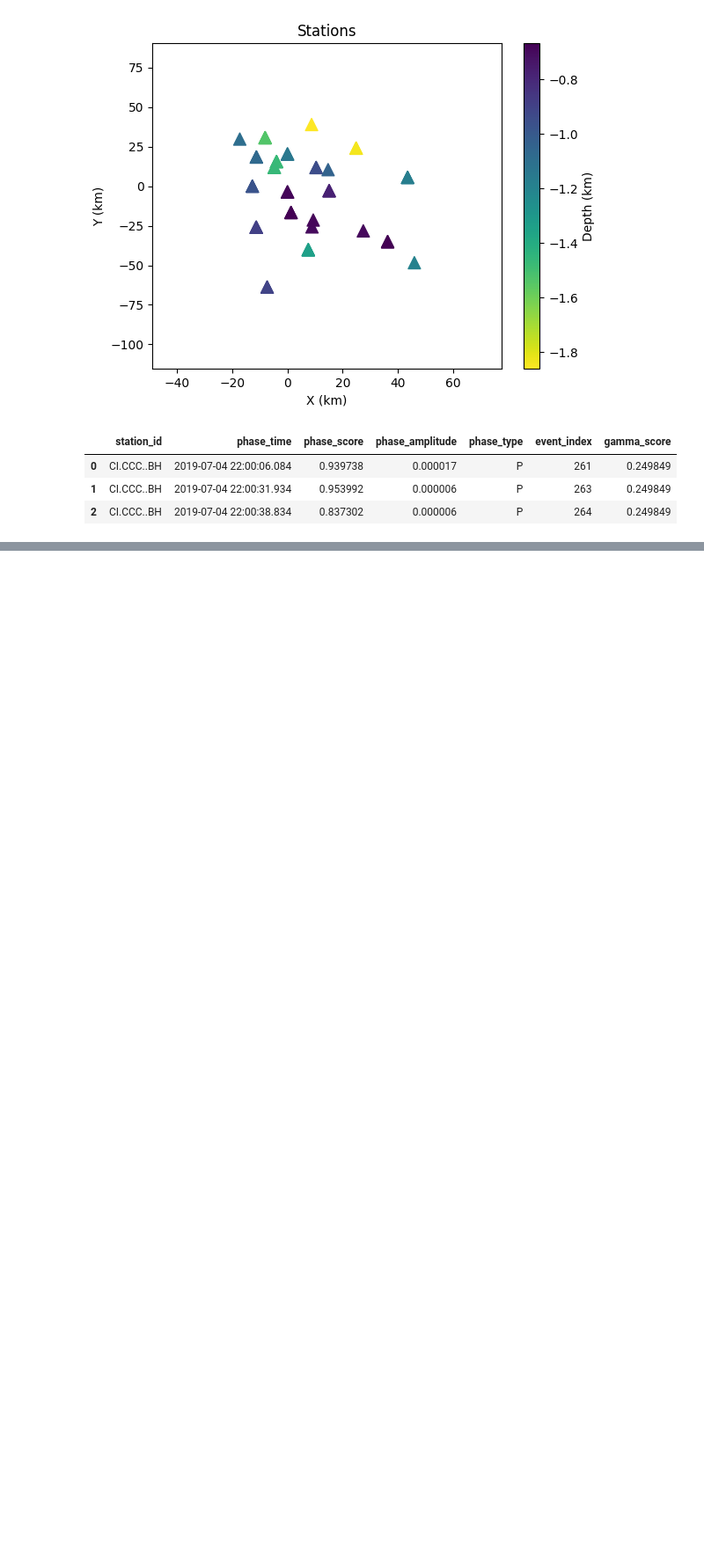
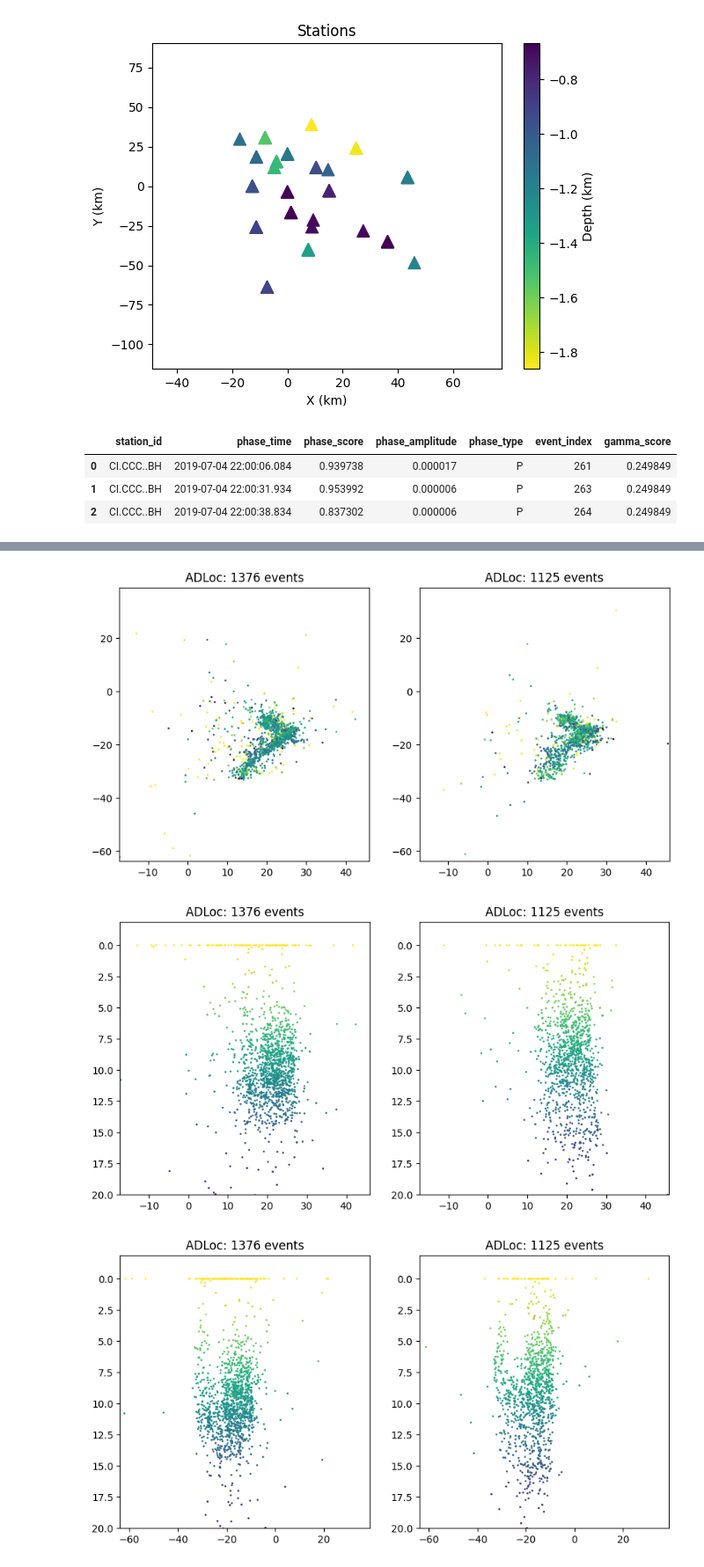
Before and after one commit to xialing2003/ADLoc, a Jupyter notebook: docs/adloc_gamma.ipynb, the cells around one changed output, grey strips where cells are left out. Shown at 88% size. Cells and saved outputs as stored; diff of their text form; code cells hidden in the pictures; blank space fills up the shorter version.

```diff
--- a/docs/adloc_gamma.ipynb
+++ b/docs/adloc_gamma.ipynb
@@ -42,14 +43,22 @@ y0 = (ymin + ymax) / 2
 config = {}
 config["xlim_km"] = (2 * xmin - x0, 2 * xmax - x0)
 config["ylim_km"] = (2 * ymin - y0, 2 * ymax - y0)
-config["zlim_km"] = (stations["z_km"].min(), 30)
+config["zlim_km"] = (stations["z_km"].min(), 20)
+zmin = config["zlim_km"][0]
+zmax = config["zlim_km"][1]
+
+config["vel"] = {"P": 6.0, "S": 6.0/1.73}
 
 config["bfgs_bounds"] = (
     (config["xlim_km"][0] - 1, config["xlim_km"][1] + 1),  # x
     (config["ylim_km"][0] - 1, config["ylim_km"][1] + 1),  # y
-    (config["zlim_km"][0], config["zlim_km"][1] + 1),  # z
+    # (config["zlim_km"][0], config["zlim_km"][1] + 1),  # z
+    (0, config["zlim_km"][1] + 1),
     (None, None),  # t
 )
+
+mapping_phase_type_int = {"P": 0, "S": 1}
+config["vel"] = {mapping_phase_type_int[k]: v for k, v in config["vel"].items()}
 # %%
 plt.figure()
 plt.scatter(stations["x_km"], stations["y_km"], c=stations["depth_km"], cmap="viridis_r", s=100, marker="^")
@@ -246,0 +280,45 @@ plt.show()
+# %%
+vmin = min(locations["z_km"].min(), events_old["depth_km"].min())
+vmax = max(locations["z_km"].max(), events_old["depth_km"].max())
+plt.figure(figsize=(10, 5))
+plt.subplot(121)
+plt.scatter(events_old["x_km"], events_old["y_km"], c=events_old["z_km"], cmap="viridis_r", s=1, marker="o", vmin=vmin, vmax=vmax)
+plt.xlim([xmin, xmax])
+plt.ylim([ymin, ymax])
+plt.title(f"ADLoc: {len(events_old)} events")
+plt.subplot(122)
+plt.scatter(locations["x_km"], locations["y_km"], c=locations["z_km"], cmap="viridis_r", s=1, marker="o", vmin=vmin, vmax=vmax)
+plt.xlim([xmin, xmax])
+plt.ylim([ymin, ymax])
+plt.title(f"ADLoc: {len(locations)} events")
+plt.show()
+
+plt.figure(figsize=(10, 5))
+plt.subplot(121)
+plt.scatter(events_old["x_km"], events_old["z_km"], c=events_old["z_km"], cmap="viridis_r", s=1, marker="o", vmin=vmin, vmax=vmax)
+plt.xlim([xmin, xmax])
+plt.ylim([zmax, zmin])
+plt.title(f"ADLoc: {len(events_old)} events")
+plt.subplot(122)
+plt.scatter(locations["x_km"], locations["z_km"], c=locations["z_km"], cmap="viridis_r", s=1, marker="o", vmin=vmin, vmax=vmax)
+plt.xlim([xmin, xmax])
+plt.ylim([zmax, zmin])
+plt.title(f"ADLoc: {len(locations)} events")
+plt.show()
+
+plt.figure(figsize=(10, 5))
+plt.subplot(121)
+plt.scatter(events_old["y_km"], events_old["z_km"], c=events_old["z_km"], cmap="viridis_r", s=1, marker="o", vmin=vmin, vmax=vmax)
+plt.xlim([ymin, ymax])
+plt.ylim([zmax, zmin])
+plt.title(f"ADLoc: {len(events_old)} events")
+plt.subplot(122)
+plt.scatter(locations["y_km"], locations["z_km"], c=locations["z_km"], cmap="viridis_r", s=1, marker="o", vmin=vmin, vmax=vmax)
+plt.xlim([ymin, ymax])
+plt.ylim([zmax, zmin])
+plt.title(f"ADLoc: {len(locations)} events")
+plt.show()
+# %% [output]
+[figure, added]
+[figure, added]
+[figure, added]
```
Also changed, not shown: parts of 8 cells of this notebook, 1 other file.
